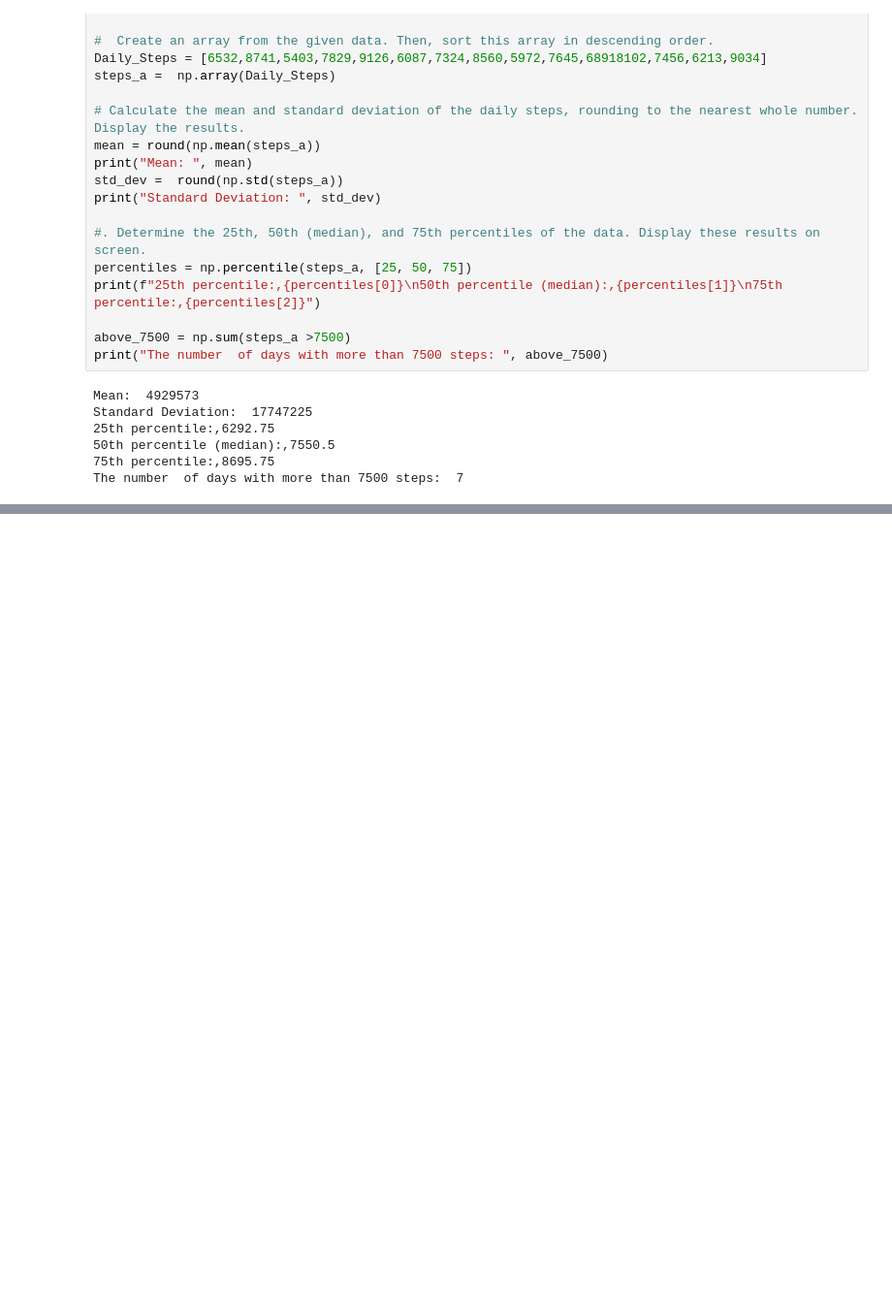
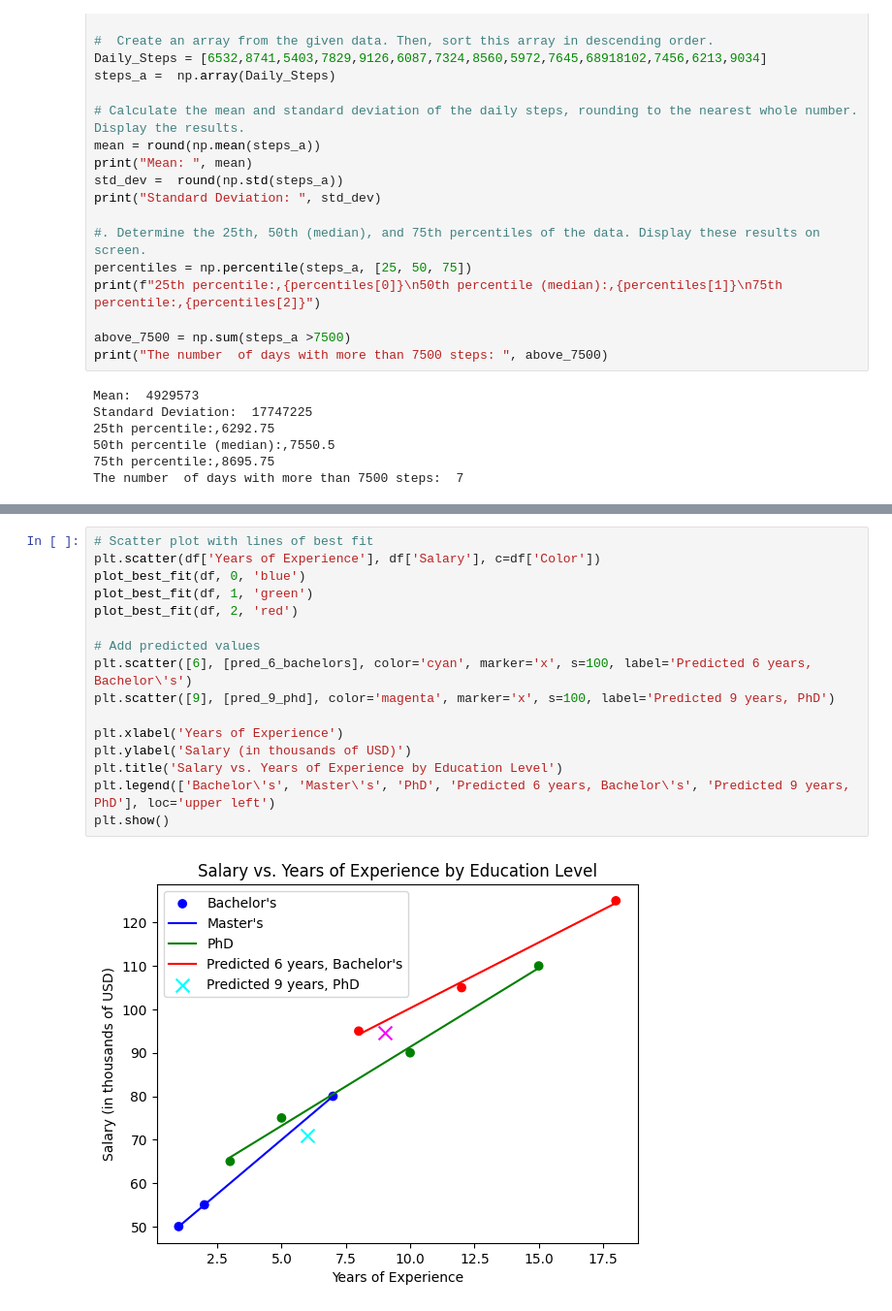
Before and after one commit to MattM1114/uni_work, a Jupyter notebook: practials/datascince_assighment.ipynb, the cells around one changed output, grey strips where cells are left out. Shown: that part at 97% size. Cells and saved outputs as stored; diff of their text form; blank space fills up the shorter version.

```diff
--- a/practials/datascince_assighment.ipynb
+++ b/practials/datascince_assighment.ipynb
@@ -49,0 +166,18 @@ The number  of days with more than 7500 steps:  7
+# %%
+# Scatter plot with lines of best fit
+plt.scatter(df['Years of Experience'], df['Salary'], c=df['Color'])
+plot_best_fit(df, 0, 'blue')
+plot_best_fit(df, 1, 'green')
+plot_best_fit(df, 2, 'red')
+
+# Add predicted values
+plt.scatter([6], [pred_6_bachelors], color='cyan', marker='x', s=100, label='Predicted 6 years, Bachelor\'s')
+plt.scatter([9], [pred_9_phd], color='magenta', marker='x', s=100, label='Predicted 9 years, PhD')
+
+plt.xlabel('Years of Experience')
+plt.ylabel('Salary (in thousands of USD)')
+plt.title('Salary vs. Years of Experience by Education Level')
+plt.legend(['Bachelor\'s', 'Master\'s', 'PhD', 'Predicted 6 years, Bachelor\'s', 'Predicted 9 years, PhD'], loc='upper left')
+plt.show()
+# %% [output]
+[figure, added]
```
Also changed, not shown: parts of 5 cells of this notebook.
